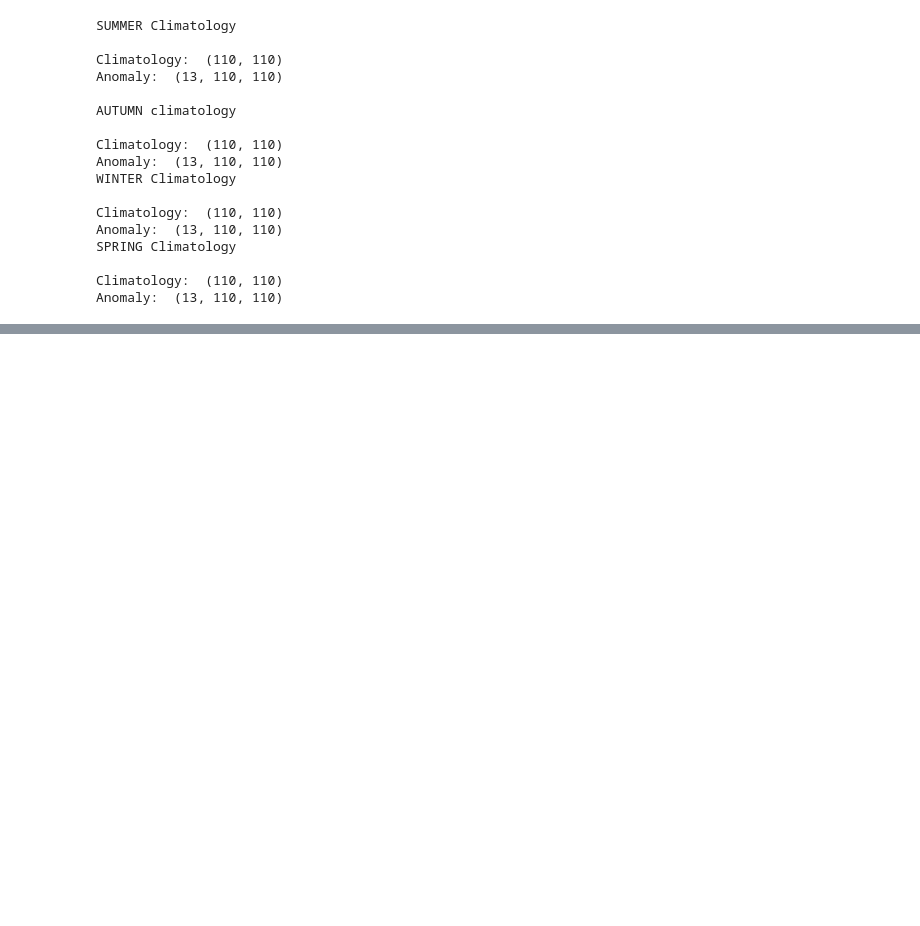
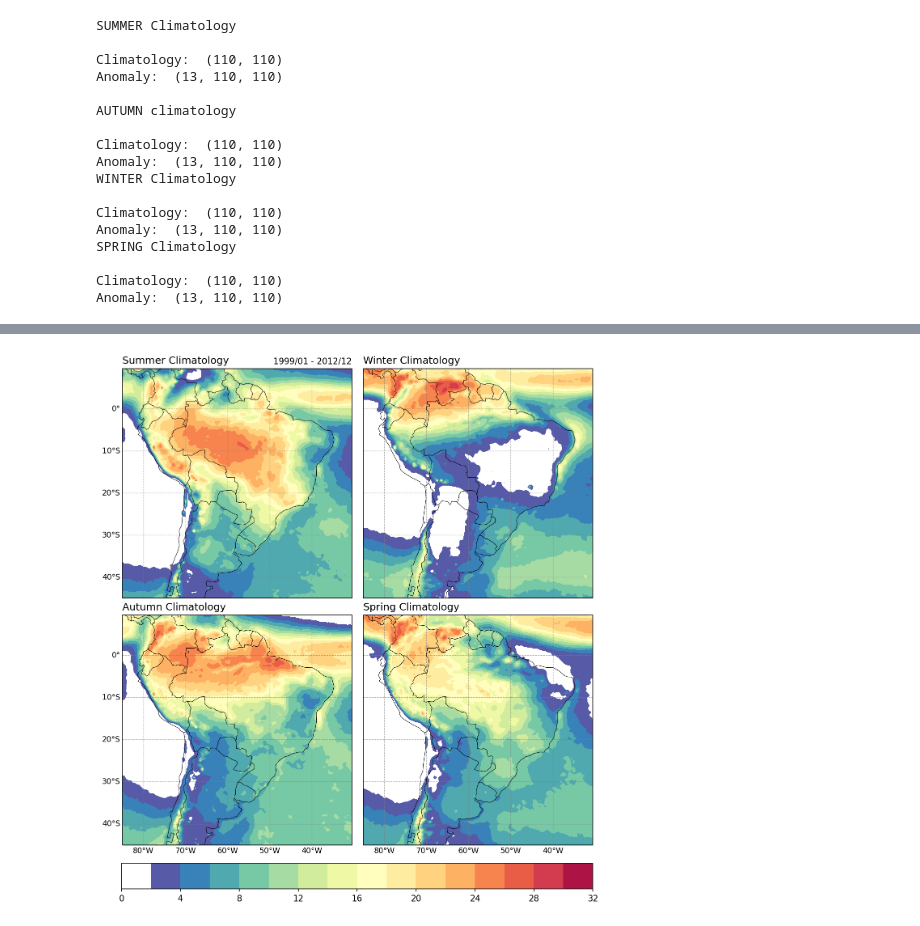
Before and after one commit to mhacarthur/clima-anom, a Jupyter notebook: examples/Rainfall_Monthly_Seasonal.ipynb, the cells around one changed output, grey strips where cells are left out. Cells and saved outputs as stored; diff of their text form; code cells hidden in the pictures; blank space fills up the shorter version.

```diff
--- a/examples/Rainfall_Monthly_Seasonal.ipynb
+++ b/examples/Rainfall_Monthly_Seasonal.ipynb
@@ -120,0 +129,71 @@ plt.savefig('../fig/Monthly_Seasonal.png',transparent = False,bbox_inches ='tigh
+# %%
+tbar = ca.colorbar_middle_white(cmap, -1, 37)
+# %%
+levels = np.arange(0,34,2)
+
+proj = ccrs.PlateCarree()
+
+fig = plt.figure(figsize=(10,10.5),dpi=150)
+gs = gridspec.GridSpec(2,2)
+
+ax1 = plt.subplot(gs[0, 0], projection = proj)
+ax1.add_feature(cfeature.COASTLINE,linewidth=0.5,color='black',zorder=4)
+ax1.add_feature(cfeature.BORDERS,linewidth=0.5,color='black',zorder=4)
+a1 = ax1.contourf(lon2d, lat2d, summer_clim,levels=levels,cmap=tbar)
+gl = ax1.gridlines(crs = proj,draw_labels=True,linewidth=0.6,color='gray',alpha=0.6,linestyle='--')
+gl.top_labels = False
+gl.bottom_labels = False
+gl.right_labels = False
+gl.left_labels = True
+gl.xlabel_style = {'size': 9, 'color': 'black'}
+gl.ylabel_style = {'size': 9, 'color': 'black'}
+ax1.set_title('Summer Climatology',fontsize=12,loc='left')
+ax1.set_title('1999/01 - 2012/12',fontsize=10,loc='right')
+
+ax2 = plt.subplot(gs[1, 0], projection = proj)
+ax2.add_feature(cfeature.COASTLINE,linewidth=0.5,color='black',zorder=4)
+ax2.add_feature(cfeature.BORDERS,linewidth=0.5,color='black',zorder=4)
+a2 = ax2.contourf(lon2d, lat2d, autumn_clim,levels=levels,cmap=tbar)
+gl = ax2.gridlines(crs = proj,draw_labels=False,linewidth=0.6,color='gray',alpha=0.6,linestyle='--')
+gl.top_labels = False
+gl.bottom_labels = True
+gl.right_labels = False
+gl.left_labels = True
+gl.xlabel_style = {'size': 9, 'color': 'black'}
+gl.ylabel_style = {'size': 9, 'color': 'black'}
+ax2.set_title('Autumn Climatology',fontsize=12,loc='left')
+
+ax3 = plt.subplot(gs[0, 1], projection = proj)
+ax3.add_feature(cfeature.COASTLINE,linewidth=0.5,color='black',zorder=4)
+ax3.add_feature(cfeature.BORDERS,linewidth=0.5,color='black',zorder=4)
+a3 = ax3.contourf(lon2d, lat2d, winter_clim,levels=levels,cmap=tbar)
+gl = ax3.gridlines(crs = proj,draw_labels=True,linewidth=0.6,color='gray',alpha=0.6,linestyle='--')
+gl.top_labels = False
+gl.bottom_labels = False
+gl.right_labels = False
+gl.left_labels = False
+gl.xlabel_style = {'size': 9, 'color': 'black'}
+gl.ylabel_style = {'size': 9, 'color': 'black'}
+ax3.set_title('Winter Climatology',fontsize=12,loc='left')
+
+ax4 = plt.subplot(gs[1, 1], projection = proj)
+ax4.add_feature(cfeature.COASTLINE,linewidth=0.5,color='black',zorder=4)
+ax4.add_feature(cfeature.BORDERS,linewidth=0.5,color='black',zorder=4)
+a4 = ax4.contourf(lon2d, lat2d, spring_clim,levels=levels,cmap=tbar)
+gl = ax4.gridlines(crs = proj,draw_labels=True,linewidth=0.6,color='gray',alpha=0.6,linestyle='--')
+gl.top_labels = False
+gl.bottom_labels = True
+gl.right_labels = False
+gl.left_labels = False
+gl.xlabel_style = {'size': 9, 'color': 'black'}
+gl.ylabel_style = {'size': 9, 'color': 'black'}
+ax4.set_title('Spring Climatology',fontsize=12,loc='left')
+
+plt.subplots_adjust(left=None, bottom=None, right=None, top=None, hspace=0.05, wspace=0.05)
+
+cbaxes = fig.add_axes([0.124, 0.06, 0.776, 0.04])
+fig.colorbar(a1, cax = cbaxes,orientation="horizontal")
+
+plt.savefig('../fig/Monthly_Seasonal.png',transparent = False,bbox_inches ='tight',pad_inches = 0.1)
+# %% [output]
+[figure, added]
```
Also changed, not shown: parts of 3 cells of this notebook, 3 other files.
